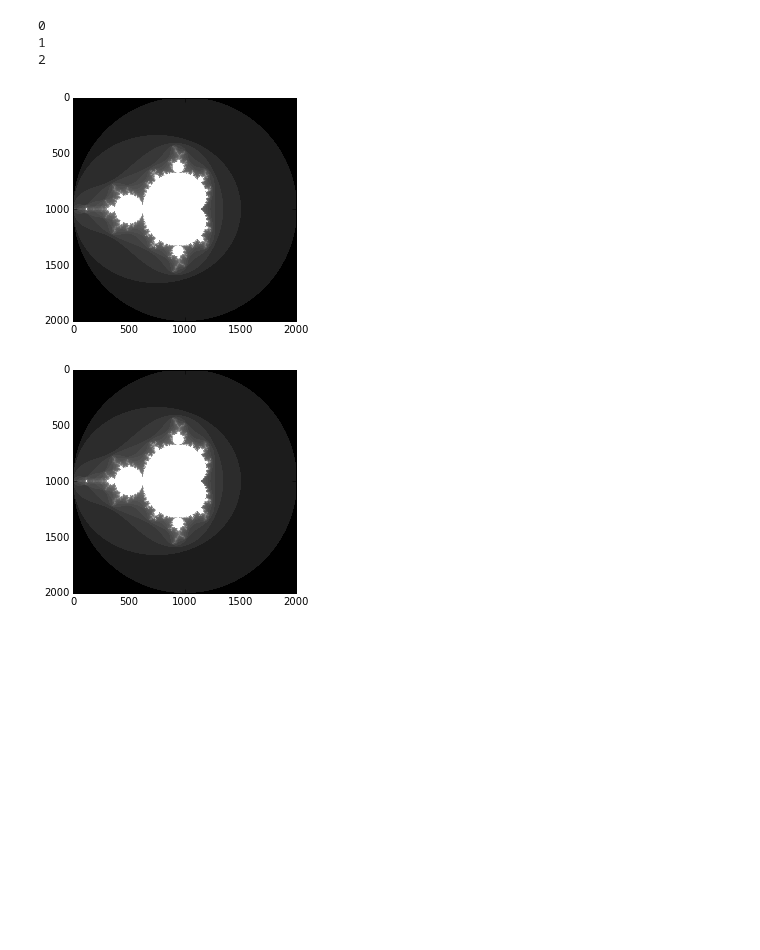
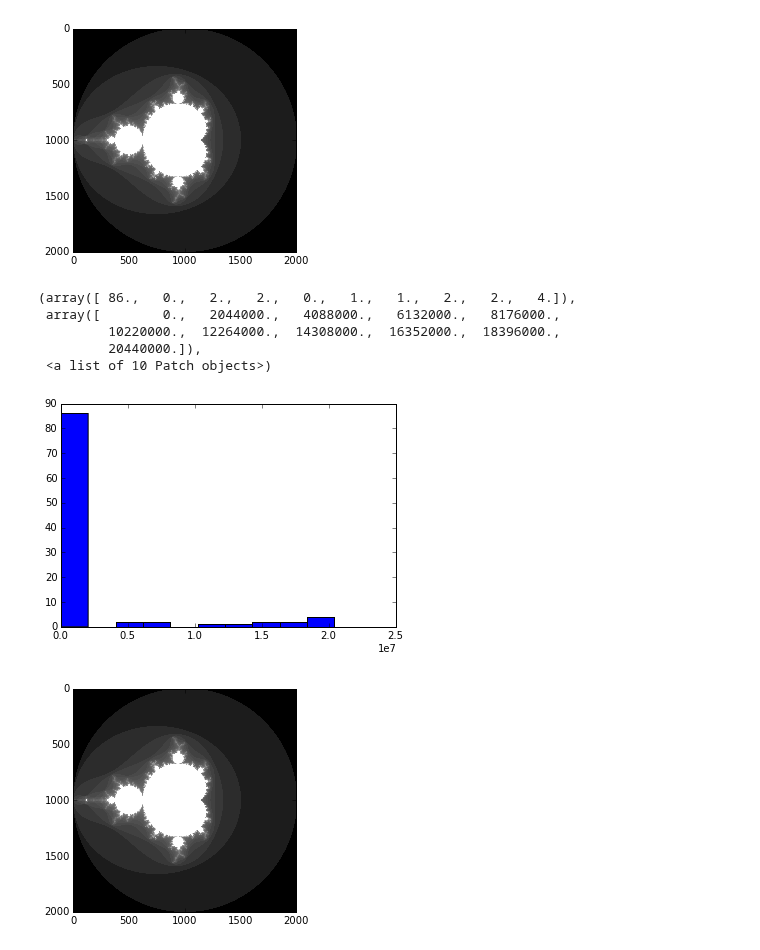
Before and after one commit to harvard-cs205/cs205-homework, a Jupyter notebook: HW1/P2/P2.ipynb, the cells around one changed output. Drawn from its saved outputs; the diff is of its cells as text; code cells hidden in the pictures; blank space fills up the shorter version.

```diff
--- a/HW1/P2/P2.ipynb
+++ b/HW1/P2/P2.ipynb
@@ -37,13 +36,17 @@ import random
 i=sc.parallelize(range(2000),10)
 j=sc.parallelize(range(2000),10)
 mandle=i.cartesian(j).map(lambda x: (x,mandelbrot(x[1]/500.0-2,x[0]/500.0-2))).cache()
-# %%
-draw_image(mandle)
-# %% [output]
-0
-1
-2
-[figure, removed]
+# %%
+draw_image(mandle)
+plt.hist(sum_values_for_partitions(mandle).collect())
+# %% [output]
+[figure, added]
+(array([ 86.,   0.,   2.,   2.,   0.,   1.,   1.,   2.,   2.,   4.]),
+ array([        0.,   2044000.,   4088000.,   6132000.,   8176000.,
+         10220000.,  12264000.,  14308000.,  16352000.,  18396000.,
+         20440000.]),
+ <a list of 10 Patch objects>)
+[figure, added]
 # %%
 import random
 i=sc.parallelize(range(2000),10)
```
Also changed, not shown: parts of 1 cell of this notebook, 8 other files.
